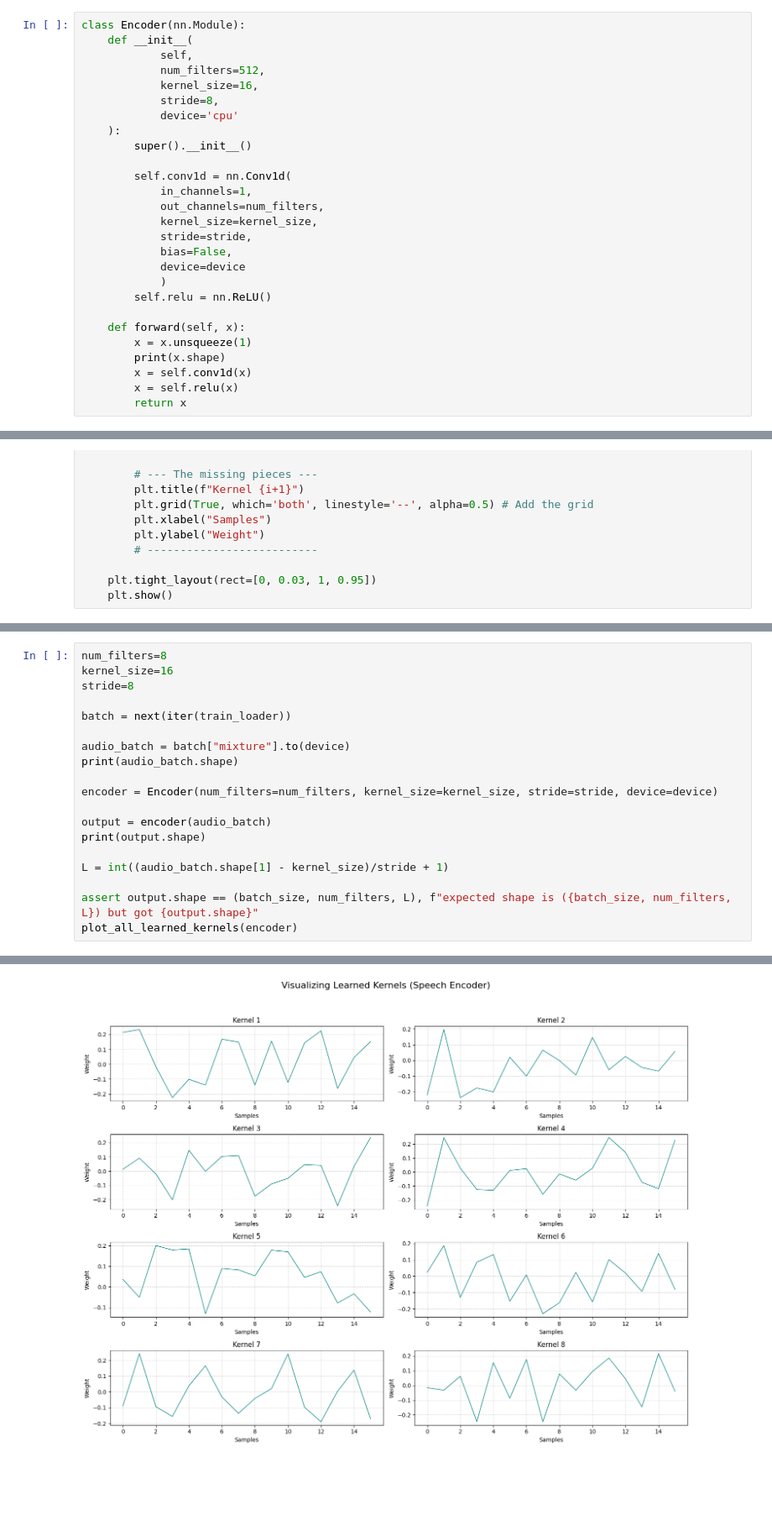
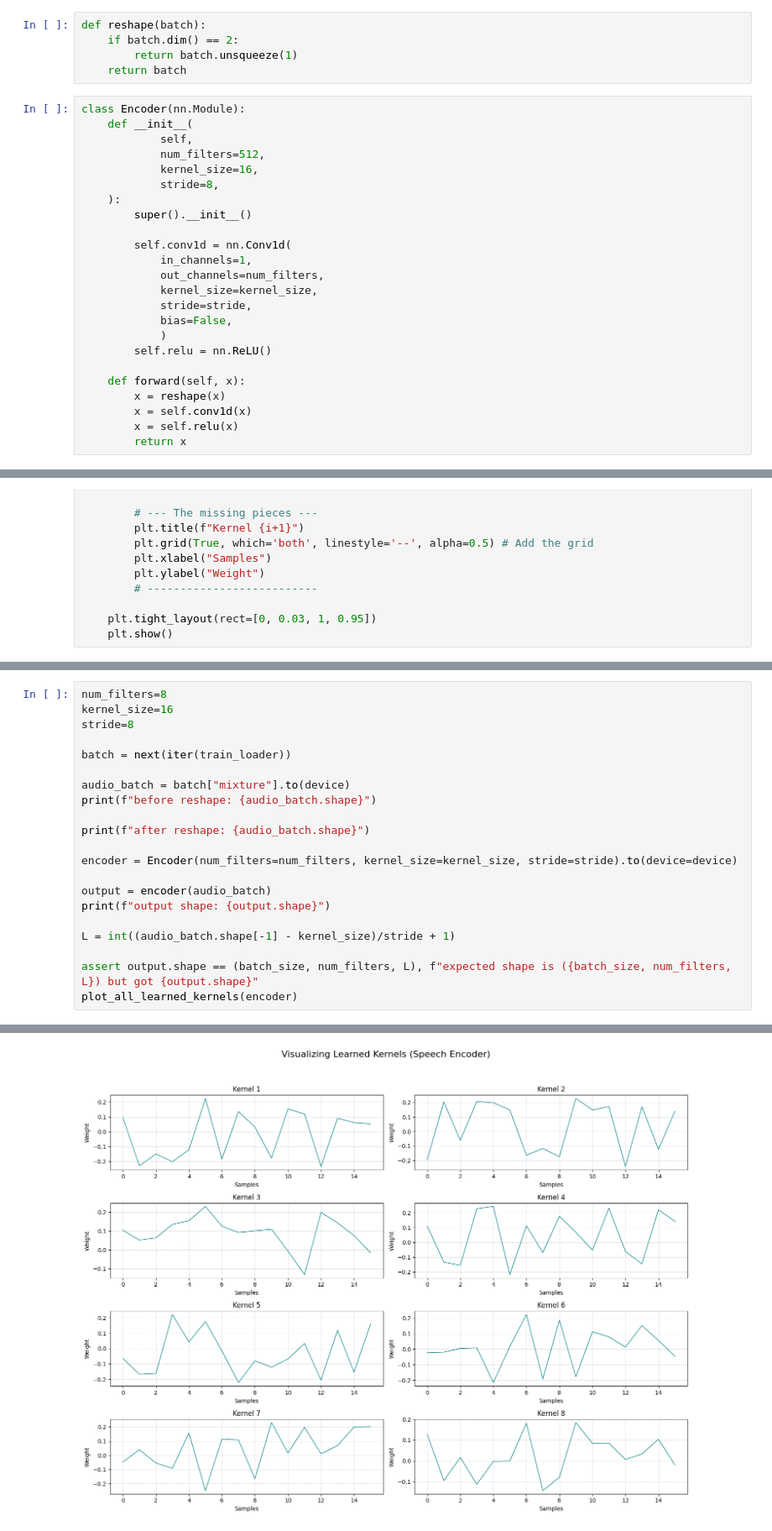
Before and after one commit to azurvane/voice_isolation, a Jupyter notebook: notebooks/phase3notes/3_1_encoder_network.ipynb, the cells around one changed output, grey strips where cells are left out. Shown at 84% size. Cells and saved outputs as stored; diff of their text form; blank space fills up the shorter version.

Commit message:
tutorial on encoder

```diff
--- a/notebooks/phase3notes/3_1_encoder_network.ipynb
+++ b/notebooks/phase3notes/3_1_encoder_network.ipynb
@@ -191,6 +190,11 @@ train_loader, val_loader, test_loader = get_dataloaders(
     test_manifest="../../data/processed/val/val_manifest.json",
     batch_size=batch_size,
 )
+# %%
+def reshape(batch):
+    if batch.dim() == 2:
+        return batch.unsqueeze(1)
+    return batch
 # %%
 class Encoder(nn.Module):
     def __init__(
@@ -198,7 +202,6 @@ class Encoder(nn.Module):
             num_filters=512,
             kernel_size=16,
             stride=8,
-            device='cpu'
     ):
         super().__init__()
 
@@ -208,13 +211,11 @@ class Encoder(nn.Module):
             kernel_size=kernel_size,
             stride=stride,
             bias=False,
-            device=device
             )
         self.relu = nn.ReLU()
 
     def forward(self, x):
-        x = x.unsqueeze(1)
-        print(x.shape)
+        x = reshape(x)
         x = self.conv1d(x)
         x = self.relu(x)
         return x
@@ -277,14 +280,16 @@ stride=8
 batch = next(iter(train_loader))
 
 audio_batch = batch["mixture"].to(device)
-print(audio_batch.shape)
+print(f"before reshape: {audio_batch.shape}")
 
-encoder = Encoder(num_filters=num_filters, kernel_size=kernel_size, stride=stride, device=device)
+print(f"after reshape: {audio_batch.shape}")
+
+encoder = Encoder(num_filters=num_filters, kernel_size=kernel_size, stride=stride).to(device=device)
 
 output = encoder(audio_batch)
-print(output.shape)
+print(f"output shape: {output.shape}")
 
-L = int((audio_batch.shape[1] - kernel_size)/stride + 1)
+L = int((audio_batch.shape[-1] - kernel_size)/stride + 1)
 
 assert output.shape == (batch_size, num_filters, L), f"expected shape is ({batch_size, num_filters, L}) but got {output.shape}"
 plot_all_learned_kernels(encoder)
@@ -295,4 +300,4 @@ torch.Size([4, 8, 59999])
-[figure, old version]
+[figure, new version]
 # %%
 num_filters=8
 kernel_size=16
```
Also changed, not shown: parts of 4 cells of this notebook.
